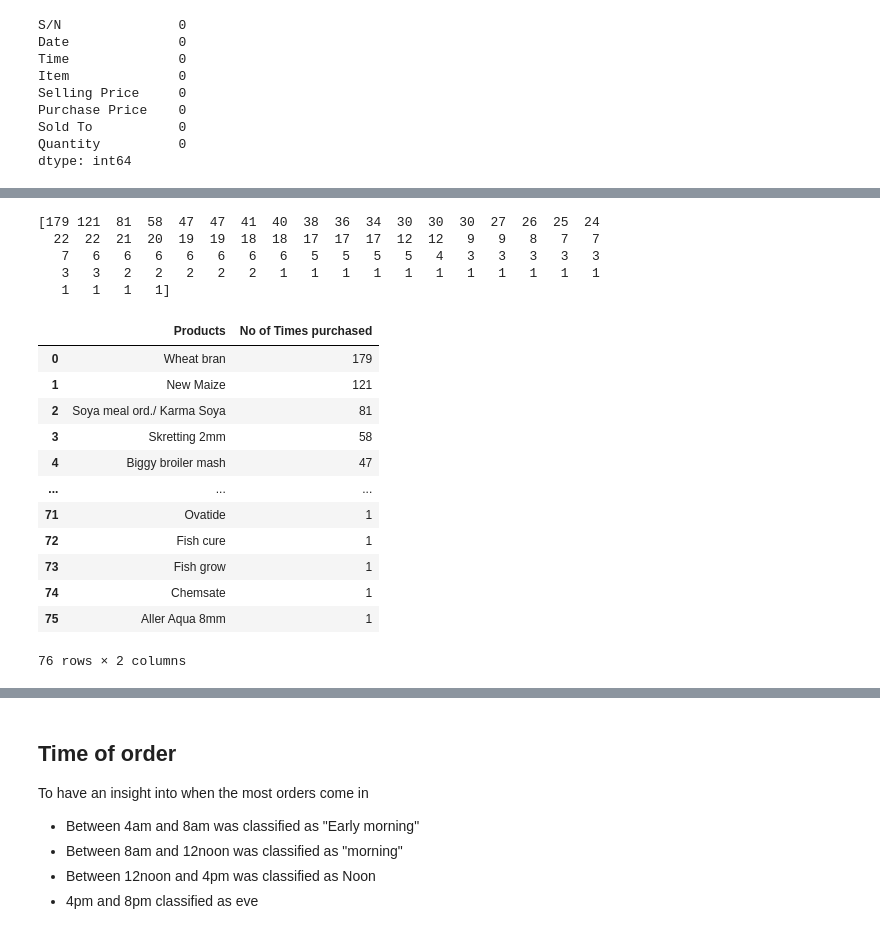
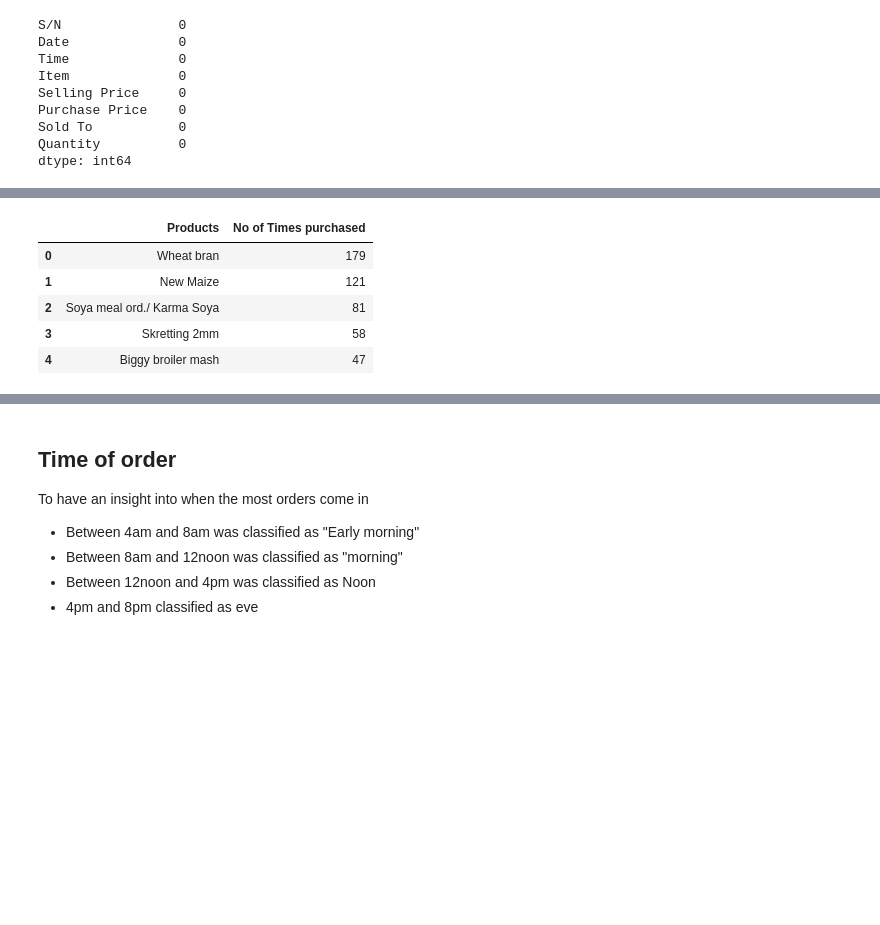
Before and after one commit to Feranmi-Alalade/EDAs, a Jupyter notebook: Adomm.ipynb, the cells around one changed output, grey strips where cells are left out. Drawn from its saved outputs; the diff is of its cells as text; code cells hidden in the pictures; blank space fills up the shorter version.

```diff
--- a/Adomm.ipynb
+++ b/Adomm.ipynb
@@ -101,10 +147,20 @@ df_new = df[df["Item"].str.contains("Returned") == False]
 # %%
 def comb_col(df):
+    """
+    Args: Dataframe
+
+    This function merges the packages columns
+    and removes the brackets from each and
+    converts them to float and returns the
+    list of quantities
+    It checks the different record columns and
+    returns the value which is not null
+    """
     Quantity=[]
     for index,record in df.iterrows():
-        if pd.notnull(record["Package 1"]):
-            package = record["Package 1"]
-        elif pd.notnull(record["Package 2"]):
+        if pd.notnull(record["Package 1"]): #if package 1 is not null
+            package = record["Package 1"] #The quantity for that record will be package 1
+        elif pd.notnull(record["Package 2"]): #if package 1 is null, the quantity will be package 2
             package = record["Package 2"]
         elif pd.notnull(record["Package 3"]):
             package = record["Package 3"]
@@ -112,5 +168,6 @@ def comb_col(df):
             package = record["Unit Sales"]
         elif pd.notnull(record["Whole Sales"]):
             package = record["Whole Sales"]
-        Quantity.append(float(str(package).split("(")[0]))
+        Quantity.append(float(str(package).split("(")[0])) #split the string using "(" and return the value to its left and convert to float
     return Quantity
+print(comb_col.__doc__)
@@ -227,0 +272,2 @@ df_new.head()
+# %%
+df_new["Price per package"] = df_new["Selling Price"]/df_new["Quantity"]
@@ -252,11 +302,3 @@ Index([' Wheat bran', ' New Maize', ' Soya meal ord./ Karma Soya',
-# %%
-print(product_list.values)
-# %% [output]
-[179 121  81  58  47  47  41  40  38  36  34  30  30  30  27  26  25  24
-  22  22  21  20  19  19  18  18  17  17  17  12  12   9   9   8   7   7
-   7   6   6   6   6   6   6   6   5   5   5   5   4   3   3   3   3   3
-   3   3   2   2   2   2   2   1   1   1   1   1   1   1   1   1   1   1
-   1   1   1   1]
 # %%
 prod_df = pd.DataFrame({
                         "Products": product_list.index,
@@ -265,19 +307,12 @@ prod_df = pd.DataFrame({
 # %%
-prod_df
+prod_df.head()#Display the first five rows
 # %% [output]
 |  | Products | No of Times purchased |
 | 0 | Wheat bran | 179 |
 | 1 | New Maize | 121 |
 | 2 | Soya meal ord./ Karma Soya | 81 |
 | 3 | Skretting 2mm | 58 |
 | 4 | Biggy broiler mash | 47 |
-| ... | ... | ... |
-| 71 | Ovatide | 1 |
-| 72 | Fish cure | 1 |
-| 73 | Fish grow | 1 |
-| 74 | Chemsate | 1 |
-| 75 | Aller Aqua 8mm | 1 |
-76 rows × 2 columns
 # %%
 # fig = plt.figure(figsize=(25,8))
 # ax = fig.add_subplot(1,1,1)
```
Also changed, not shown: parts of 46 cells of this notebook.
